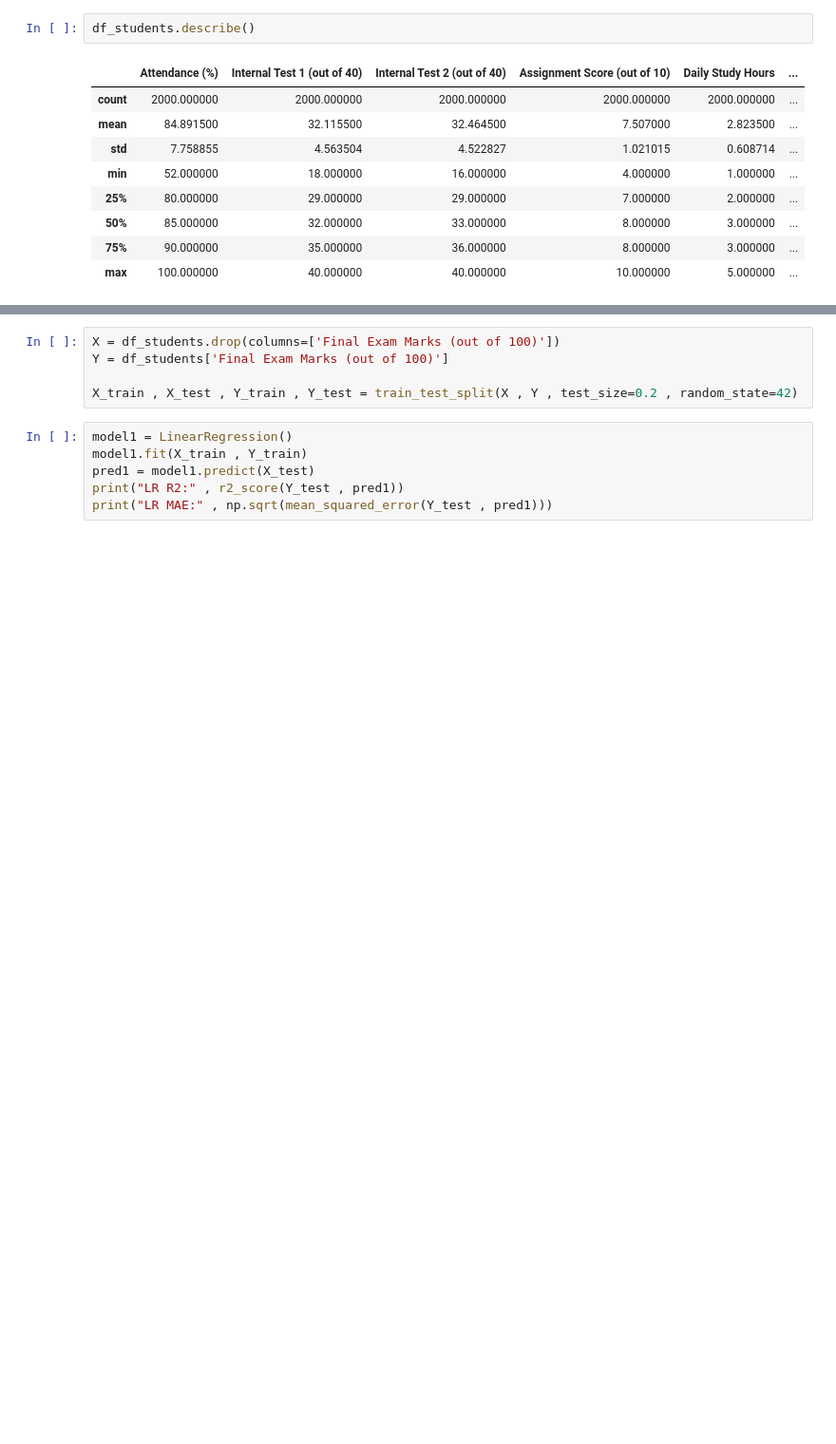
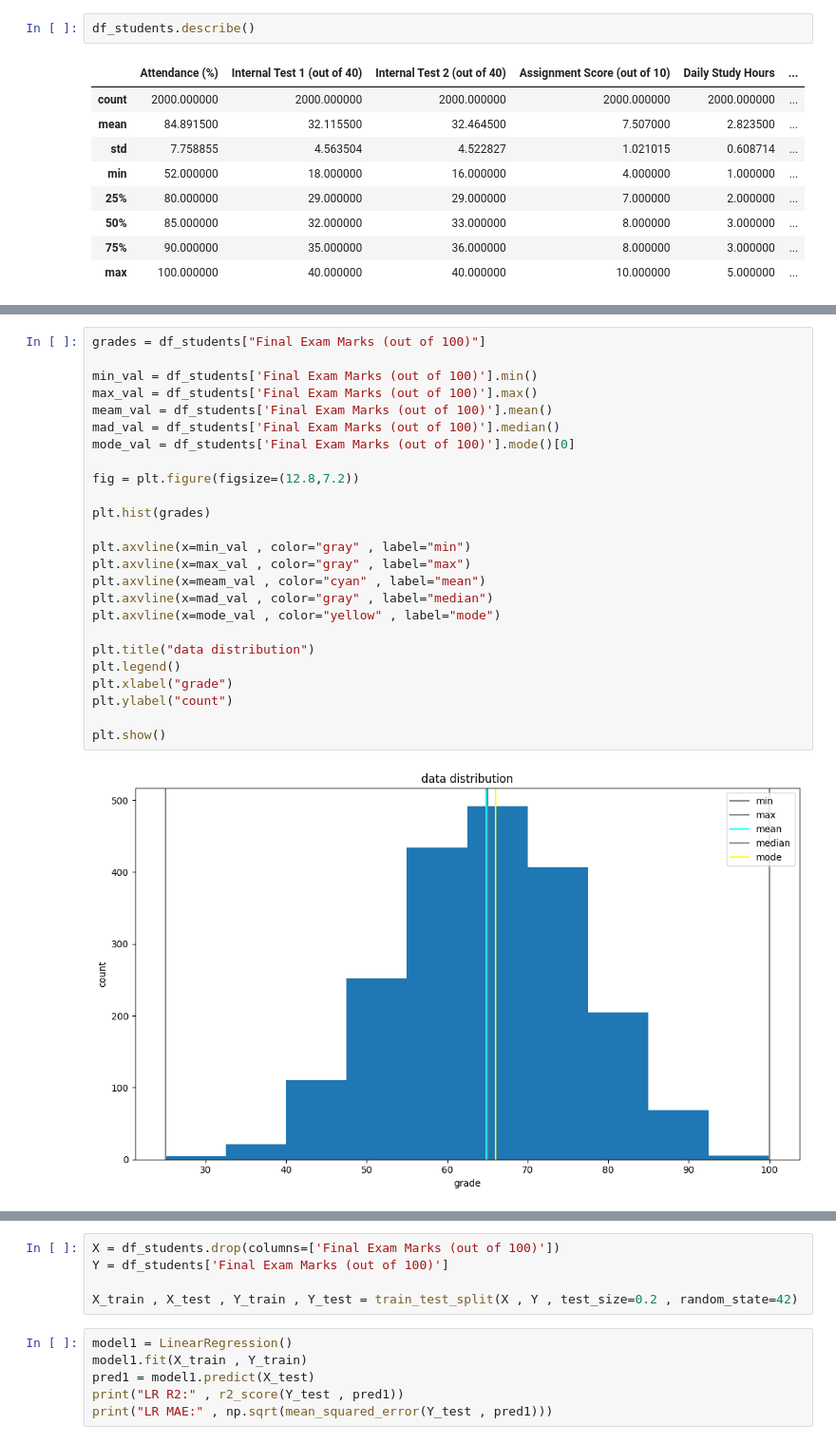
Before and after one commit to rafiramdhani12/data-sains, a Jupyter notebook: projek_data_sains.ipynb, the cells around one changed output, grey strips where cells are left out. Shown: that part at 95% size. Drawn from its saved outputs; the diff is of its cells as text; blank space fills up the shorter version.

```diff
--- a/projek_data_sains.ipynb
+++ b/projek_data_sains.ipynb
@@ -85,0 +120,27 @@ Final Exam Marks (out of 100)                       1.000000
+# %%
+grades = df_students["Final Exam Marks (out of 100)"]
+
+min_val = df_students['Final Exam Marks (out of 100)'].min()
+max_val = df_students['Final Exam Marks (out of 100)'].max()
+meam_val = df_students['Final Exam Marks (out of 100)'].mean()
+mad_val = df_students['Final Exam Marks (out of 100)'].median()
+mode_val = df_students['Final Exam Marks (out of 100)'].mode()[0]
+
+fig = plt.figure(figsize=(12.8,7.2))
+
+plt.hist(grades)
+
+plt.axvline(x=min_val , color="gray" , label="min")
+plt.axvline(x=max_val , color="gray" , label="max")
+plt.axvline(x=meam_val , color="cyan" , label="mean")
+plt.axvline(x=mad_val , color="gray" , label="median")
+plt.axvline(x=mode_val , color="yellow" , label="mode")
+
+plt.title("data distribution")
+plt.legend()
+plt.xlabel("grade")
+plt.ylabel("count")
+
+plt.show()
+# %% [output]
+[figure, added]
```
Also changed, not shown: parts of 15 cells of this notebook.
